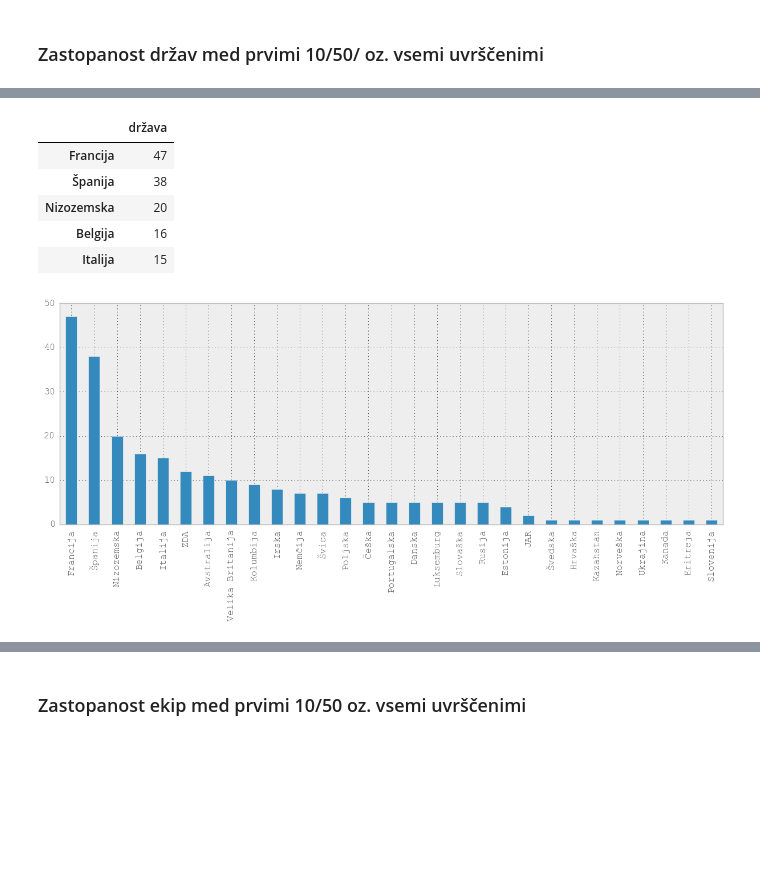
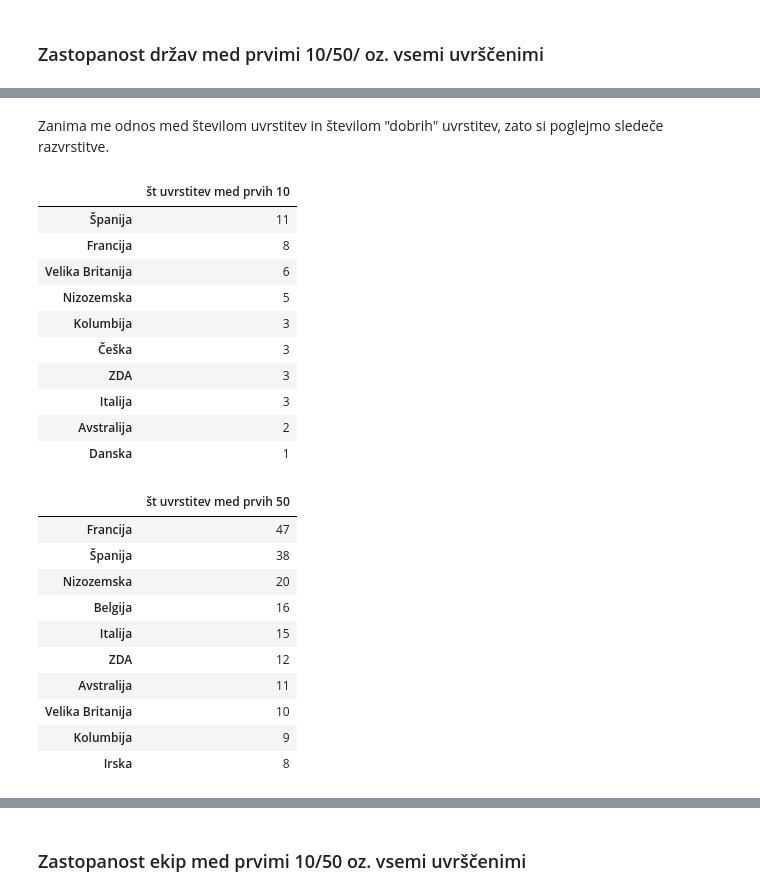
Before and after one commit to aeTS/Projekt-PRO1, a Jupyter notebook: Projekt_analiza_Tour.ipynb, the cells around one changed output, grey strips where cells are left out. Cells and saved outputs as stored; diff of their text form; code cells hidden in the pictures; blank space fills up the shorter version.

```diff
--- a/Projekt_analiza_Tour.ipynb
+++ b/Projekt_analiza_Tour.ipynb
@@ -107,11 +102,34 @@ pd.DataFrame(drzave10['država'].value_counts())[:5]
-# %%
-drzave50['država'].value_counts().plot(kind='bar', fontsize='12')
-pd.DataFrame(drzave50['država'].value_counts())[:5]
-# %% [output]
-|  | država |
-| Francija | 47 |
-| Španija | 38 |
-| Nizozemska | 20 |
-| Belgija | 16 |
-| Italija | 15 |
-[figure, removed]
+# %% [markdown]
+Zanima me odnos med številom uvrstitev in številom "dobrih" uvrstitev, zato si poglejmo sledeče razvrstitve.
+# %%
+p1 = pd.DataFrame(drzave10['država'].value_counts()[:10])
+p1.columns = ['št uvrstitev med prvih 10']
+p1
+# %% [output]
+|  | št uvrstitev med prvih 10 |
+| Španija | 11 |
+| Francija | 8 |
+| Velika Britanija | 6 |
+| Nizozemska | 5 |
+| Kolumbija | 3 |
+| Češka | 3 |
+| ZDA | 3 |
+| Italija | 3 |
+| Avstralija | 2 |
+| Danska | 1 |
+# %%
+p2 = pd.DataFrame(drzave50['država'].value_counts()[:10])
+p2.columns = ['št uvrstitev med prvih 50']
+p2
+# %% [output]
+|  | št uvrstitev med prvih 50 |
+| Francija | 47 |
+| Španija | 38 |
+| Nizozemska | 20 |
+| Belgija | 16 |
+| Italija | 15 |
+| ZDA | 12 |
+| Avstralija | 11 |
+| Velika Britanija | 10 |
+| Kolumbija | 9 |
+| Irska | 8 |
```
Also changed, not shown: parts of 35 cells of this notebook.
